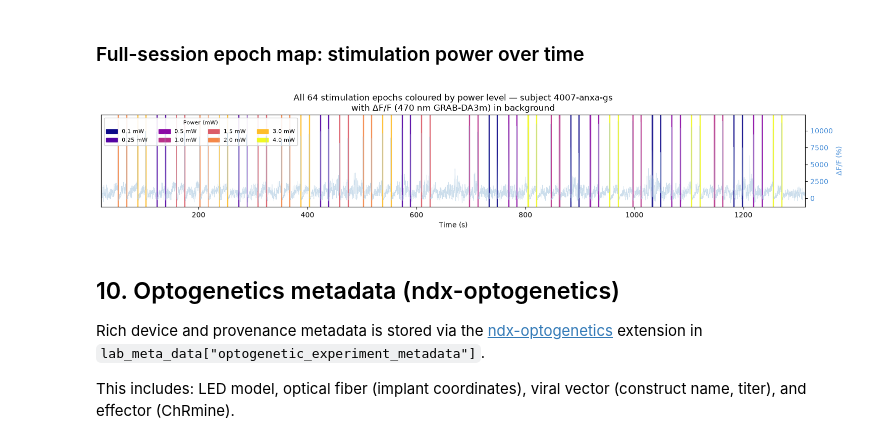
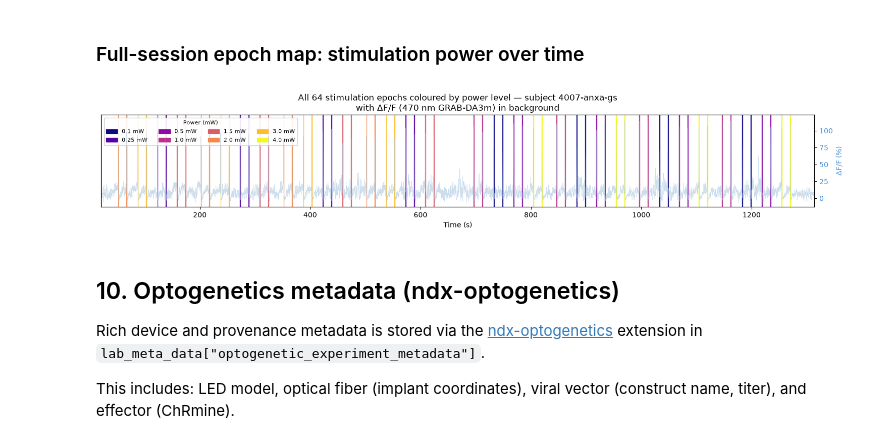
Before and after one commit to catalystneuro/dombeck-lab-to-nwb, a Jupyter notebook: src/dombeck_lab_to_nwb/chen2026/tutorials/chen2026_streaming_demo.ipynb, the cells around one changed output. Drawn from its saved outputs; the diff is of its cells as text; code cells hidden in the pictures.

```diff
--- a/src/dombeck_lab_to_nwb/chen2026/tutorials/chen2026_streaming_demo.ipynb
+++ b/src/dombeck_lab_to_nwb/chen2026/tutorials/chen2026_streaming_demo.ipynb
@@ -508,35 +508,35 @@ cmap_pow   = plt.colormaps["plasma"].resampled(len(POWERS_LIST))
 pow_to_col = {p: cmap_pow(i) for i, p in enumerate(POWERS_LIST)}
 
 t_dff    = dff_470.timestamps[:]
-dff_full = dff_470.data[:] * 100  # % ΔF/F
+dff_full = dff_470.data[:]  # % ΔF/F
 
 fig, ax = plt.subplots(figsize=(15, 3))
 
 ax2 = ax.twinx()
 ax2.plot(t_dff, dff_full, color="#aac8e0", lw=0.5, alpha=0.6, zorder=1, label="\u0394F/F 470 nm")
 ax2.set_ylabel("\u0394F/F (%)", color="#4a90d9")
 ax2.tick_params(axis="y", labelcolor="#4a90d9")
 
 for _, row in valid_epochs.iterrows():
     ax.axvspan(row.start_time, row.stop_time + 0.5,
                color=pow_to_col.get(row.power_in_mW, "gray"), alpha=0.85, zorder=2)
 
 legend_patches = [mpatches.Patch(color=pow_to_col[p], label=f"{p} mW") for p in POWERS_LIST]
 ax.legend(handles=legend_patches, title="Power (mW)", fontsize=8,
           title_fontsize=8, loc="upper left", ncol=4, framealpha=0.9)
 
 ax.set_xlim(t_dff[0], t_dff[-1])
 ax.set_ylim(0, 1)
 ax.set_yticks([])
 ax.set_xlabel("Time (s)")
 ax.set_title(
     f"All {len(valid_epochs)} stimulation epochs coloured by power level — subject {sub.subject_id}\n"
     "with \u0394F/F (470 nm GRAB-DA3m) in background"
 )
 plt.tight_layout()
 plt.show()
 # %% [output]
-[figure, old version]
+[figure, new version]
 # %% [markdown]
 ## 10. Optogenetics metadata (ndx-optogenetics)
 
```
Also changed, not shown: parts of 4 cells of this notebook.
